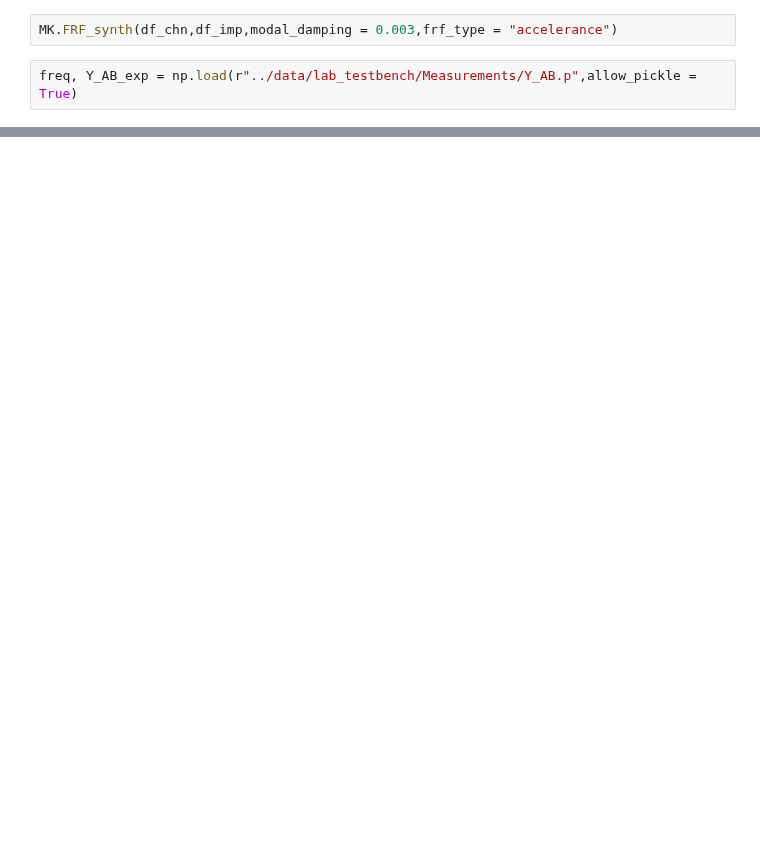
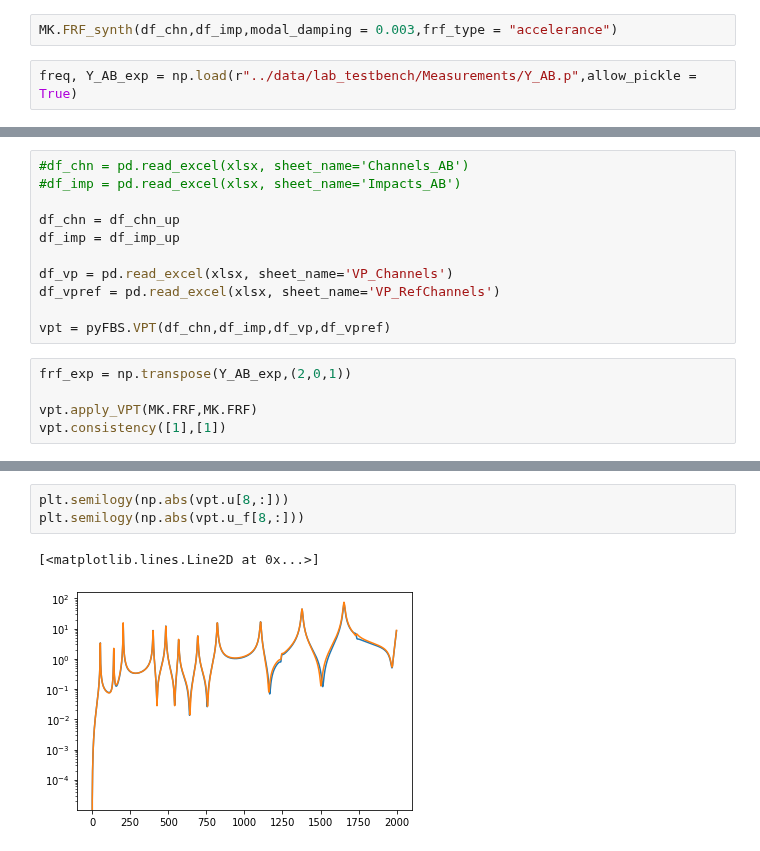
Before and after one commit to yannikmadeheim-del/pyFBS-nonlinear, a Jupyter notebook: examples/MCK_AM.ipynb, the cells around one changed output, grey strips where cells are left out. Cells and saved outputs as stored; diff of their text form; blank space fills up the shorter version.

```diff
--- a/examples/MCK_AM.ipynb
+++ b/examples/MCK_AM.ipynb
@@ -103,0 +106,16 @@ plt.plot(freq,np.angle(Y_AB_exp[s1,s2]))
+# %%
+#df_chn = pd.read_excel(xlsx, sheet_name='Channels_AB')
+#df_imp = pd.read_excel(xlsx, sheet_name='Impacts_AB')
+
+df_chn = df_chn_up
+df_imp = df_imp_up
+
+df_vp = pd.read_excel(xlsx, sheet_name='VP_Channels')
+df_vpref = pd.read_excel(xlsx, sheet_name='VP_RefChannels')
+
+vpt = pyFBS.VPT(df_chn,df_imp,df_vp,df_vpref)
+# %%
+frf_exp = np.transpose(Y_AB_exp,(2,0,1))
+
+vpt.apply_VPT(MK.FRF,MK.FRF)
+vpt.consistency([1],[1])
@@ -103,0 +126,6 @@ plt.plot(freq,np.angle(Y_AB_exp[s1,s2]))
+# %%
+plt.semilogy(np.abs(vpt.u[8,:]))
+plt.semilogy(np.abs(vpt.u_f[8,:]))
+# %% [output]
+[<matplotlib.lines.Line2D at 0x...>]
+[figure, added]
```
Also changed, not shown: parts of 11 cells of this notebook, 1 other file.
